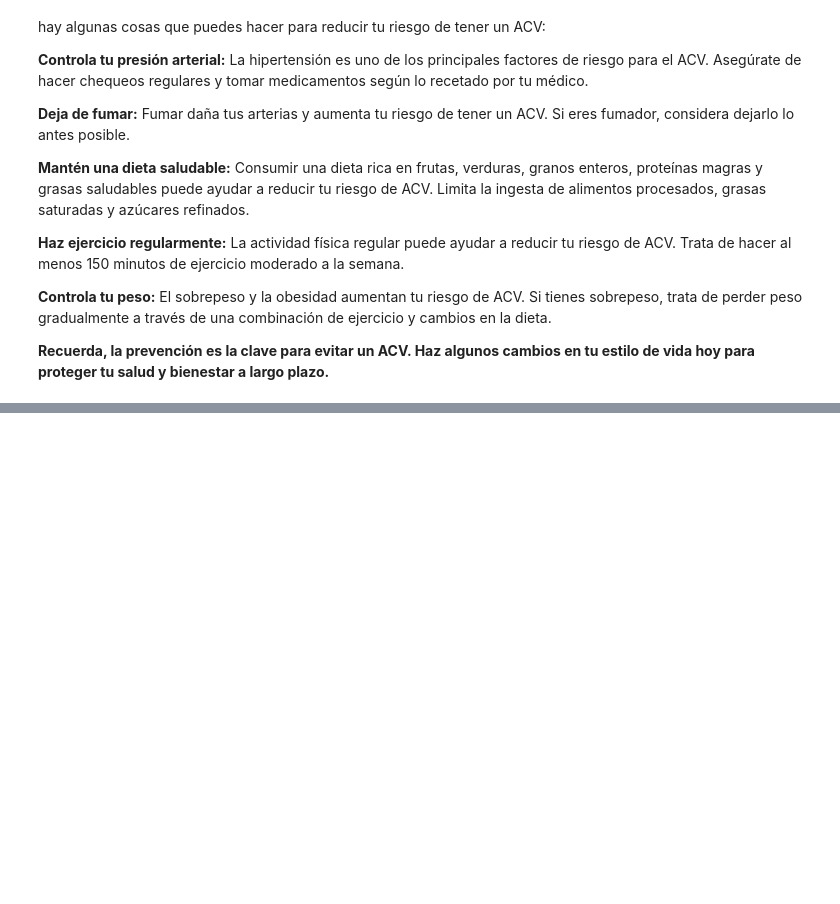
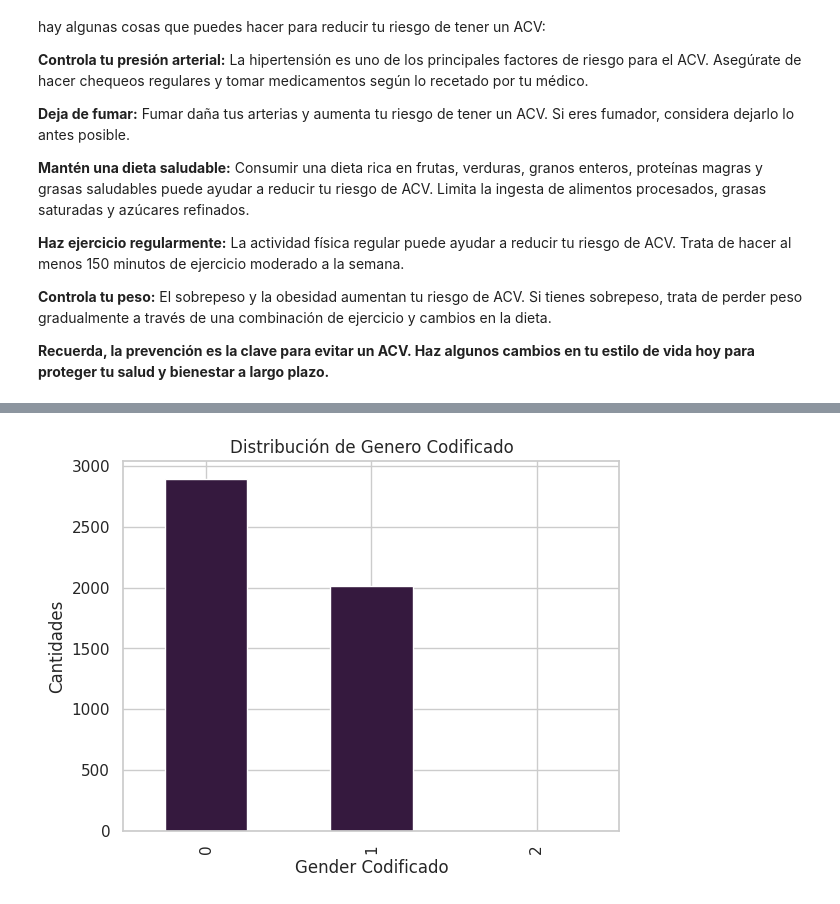
Before and after one commit to JavierArdans/2-Entrega-DataScience-CoderHouse, a Jupyter notebook: Entrega_ACV.ipynb, the cells around one changed output, grey strips where cells are left out. Cells and saved outputs as stored; diff of their text form; code cells hidden in the pictures; blank space fills up the shorter version.

```diff
--- a/Entrega_ACV.ipynb
+++ b/Entrega_ACV.ipynb
@@ -526,0 +599,9 @@
+# %%
+from sklearn.preprocessing import LabelEncoder
+
+# Aplicar Label Encoding a la variable 'gender'
+label_encoder = LabelEncoder()
+acv['gender_encoded'] = label_encoder.fit_transform(acv['gender'])
+
+# Aplicar Label Encoding a la variable 'smoking_status'
+acv['smoking_status_encoded'] = label_encoder.fit_transform(acv['smoking_status'])
@@ -526,0 +646,8 @@
+# %%
+acv['gender_encoded'].value_counts().plot(kind='bar')
+plt.xlabel('Gender Codificado')
+plt.ylabel('Cantidades')
+plt.title('Distribución de Genero Codificado')
+plt.show()
+# %% [output]
+[figure, added]
```
Also changed, not shown: parts of 26 cells of this notebook.
